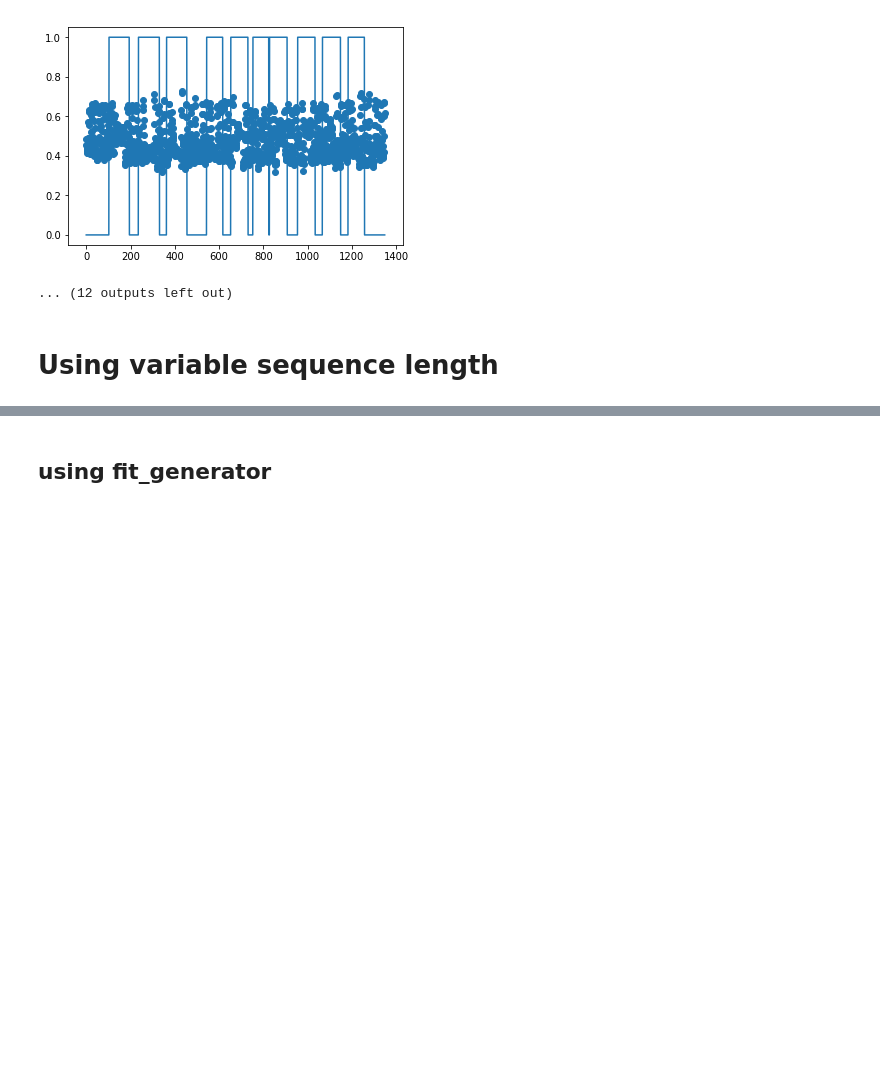
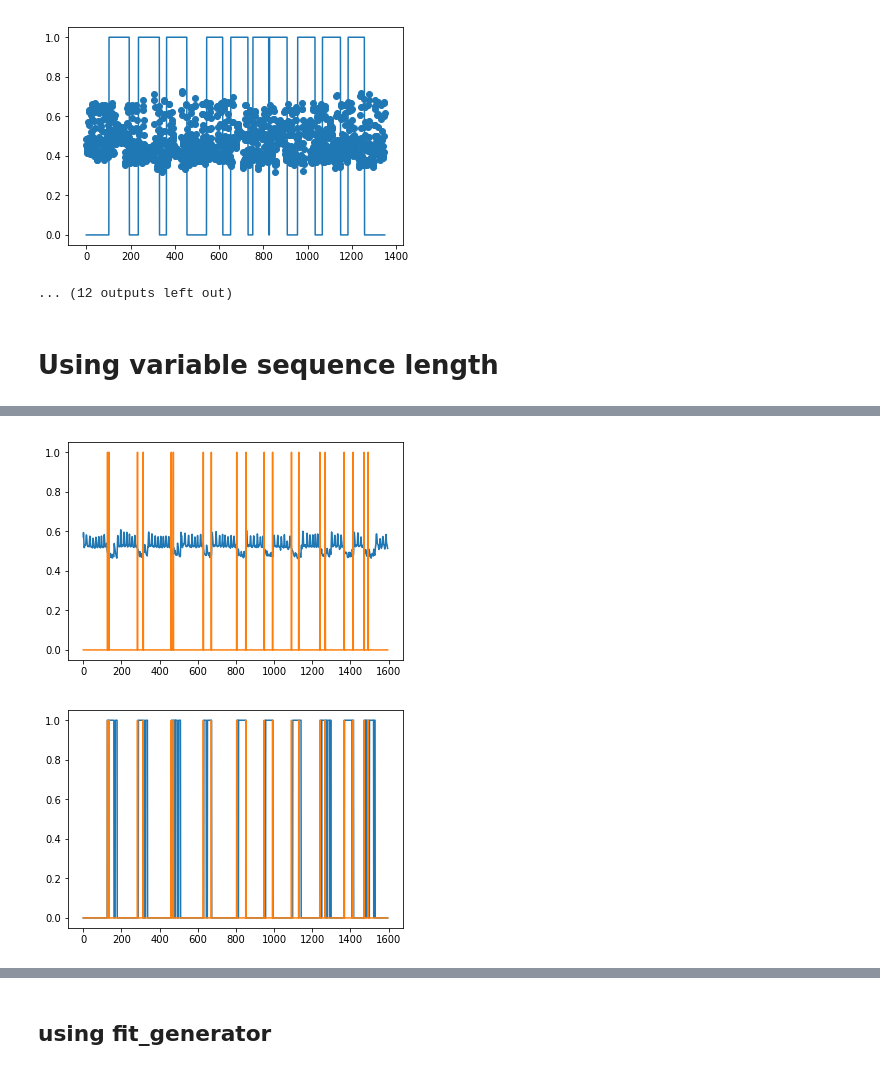
Before and after one commit to shubh1612/ELL_Ass_3, a Jupyter notebook: src/part2.ipynb, the cells around one changed output, grey strips where cells are left out. Drawn from its saved outputs; the diff is of its cells as text; code cells hidden in the pictures; blank space fills up the shorter version.

```diff
--- a/src/part2.ipynb
+++ b/src/part2.ipynb
@@ -443,0 +526,21 @@ for i in range(24):
+# %%
+sig_no=12
+x_test= pd.read_csv('signals/s'+str(sig_no)+'.csv').values.T
+x_test= np.nan_to_num(x_test)
+m = x_test.shape[1]
+x_test=x_test.reshape((1,m,1))
+
+
+shape = int(((m - fil_size)/stride)+1)
+#shape = m
+yc = np.zeros((1,shape))
+    # taking window at the end of the word = win
+win1 = 0
+    #win1 = int(1349*win/5490)
+gt_col = GT['S'+str(sig_no)]
+for j in gt_col:
+    x = int(j*shape/m)
+    for k in range(x-win1,x+win1+1):
+        if k<shape:
+            yc[0,k]=1
+y_test= yc.reshape((1,shape,1))
@@ -444,3 +550,26 @@ for i in range(24):
+# %%
+a=int(2500*shape/m)
+b=int(4500*shape/m)
+plt.plot(y_pred)
+plt.plot(y_test.reshape(shape,))
+#plt.plot(x_test.reshape(m,)[2500:4500])
+plt.show()
+
+for i in range(len(y_pred)):
+    if y_pred[i]<=0.5:
+        y_pred[i]=1
+    else:
+        y_pred[i]=0
+df = pd.DataFrame(y_pred,columns = ['pred'])
+df['actual']=y_test.reshape(shape,)
+df.to_csv('s'+str(sig_no)+'.csv')
+
+plt.plot(y_pred)
+plt.plot(y_test.reshape(shape,))
+plt.show()
+# %% [output]
+[figure, added]
+[figure, added]
 # %%
 # step1: model
 fil_size = 15
```
Also changed, not shown: parts of 17 cells of this notebook.
